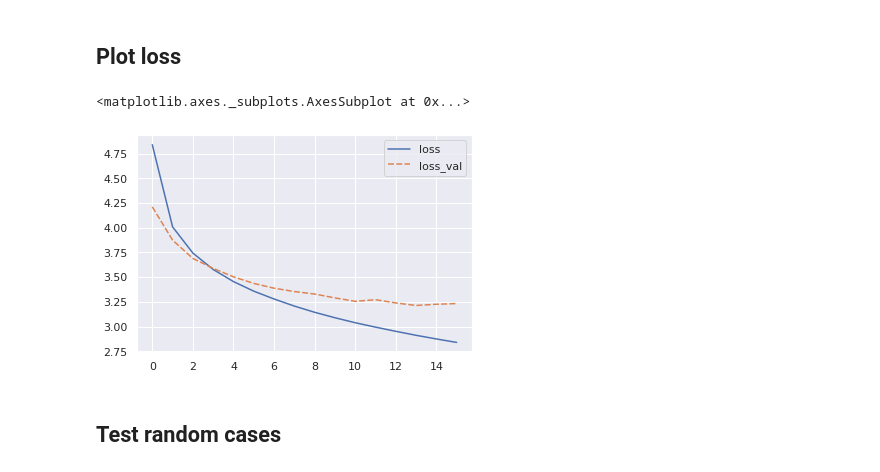
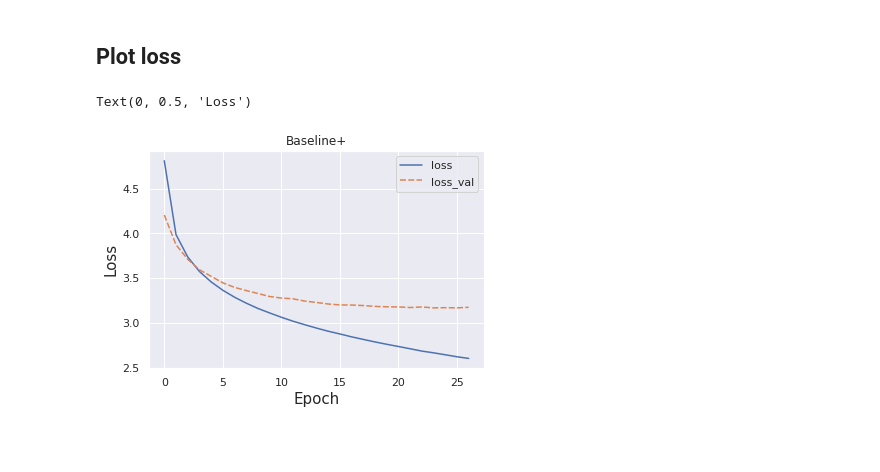
Before and after one commit to PriyankaVelagala/Image-Captioning-Project, a Jupyter notebook: train_model_attention.ipynb, the cells around one changed output. Drawn from its saved outputs; the diff is of its cells as text; code cells hidden in the pictures; blank space fills up the shorter version.

Commit message:
Clean run with corrected train test split

```diff
--- a/train_model_attention.ipynb
+++ b/train_model_attention.ipynb
@@ -183,5 +129,3 @@ Initialized Decoder!
-# %%
-idx, X, y= next(iter(train_loader))
 # %% [markdown]
 ## Train model
 # %%
@@ -357,30 +266,31 @@ loss:  2.83569073677063
 # %%
 import matplotlib.pyplot as plt
 import seaborn as sns
 import pandas as pd
 sns.set()
 
+restore_latest_checkpoint = False
 
 if restore_latest_checkpoint:
     #add to existing losses
     old_losses = pd.read_csv('loss.csv')[["epochs", "loss", "loss_val"]]
     start_index = old_losses.epochs.max() + 1
     new_data = [[start_index+i, losses[i][0], losses[i][1]] for i in range(len(losses))]
     new_losses = pd.DataFrame(new_data, columns = ["epochs", "loss", "loss_val"])
     loss_df = pd.concat([old_losses, new_losses], keys = ["epochs", "loss", "loss_val"]).reset_index(drop = True)
 
 else:
     #create new df
     loss_df = pd.DataFrame(losses, columns = ['loss', "loss_val"])
     loss_df = loss_df.reset_index().rename(columns= {'index': 'epochs'})
 
-loss_df.to_csv("loss.csv")
+loss_df.to_csv("/content/drive/MyDrive/Colab Notebooks/sequences/sequences2/attention_loss.csv")
 
 loss_df
-sns.lineplot(data= loss_df.iloc[:, 1:])
-#sns.lineplot(data = loss_df, x = "epochs", y = "loss")
+p = sns.lineplot(data= loss_df.iloc[:, 1:])
+p.set(title='Baseline+')
+p.set_xlabel("Epoch", fontsize = 15)
+p.set_ylabel("Loss", fontsize=15)
 # %% [output]
-<matplotlib.axes._subplots.AxesSubplot at 0x...>
+Text(0, 0.5, 'Loss')
-[figure, old version]
+[figure, new version]
-# %% [markdown]
-## Test random cases
```
Also changed, not shown: parts of 22 cells of this notebook.
